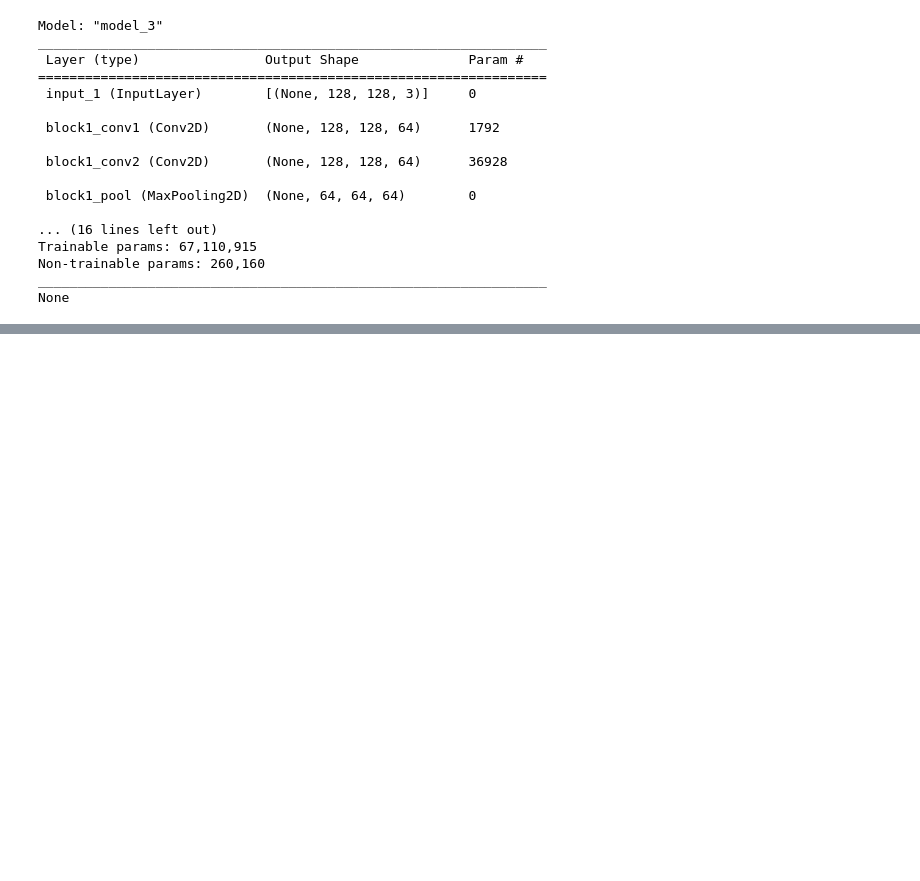
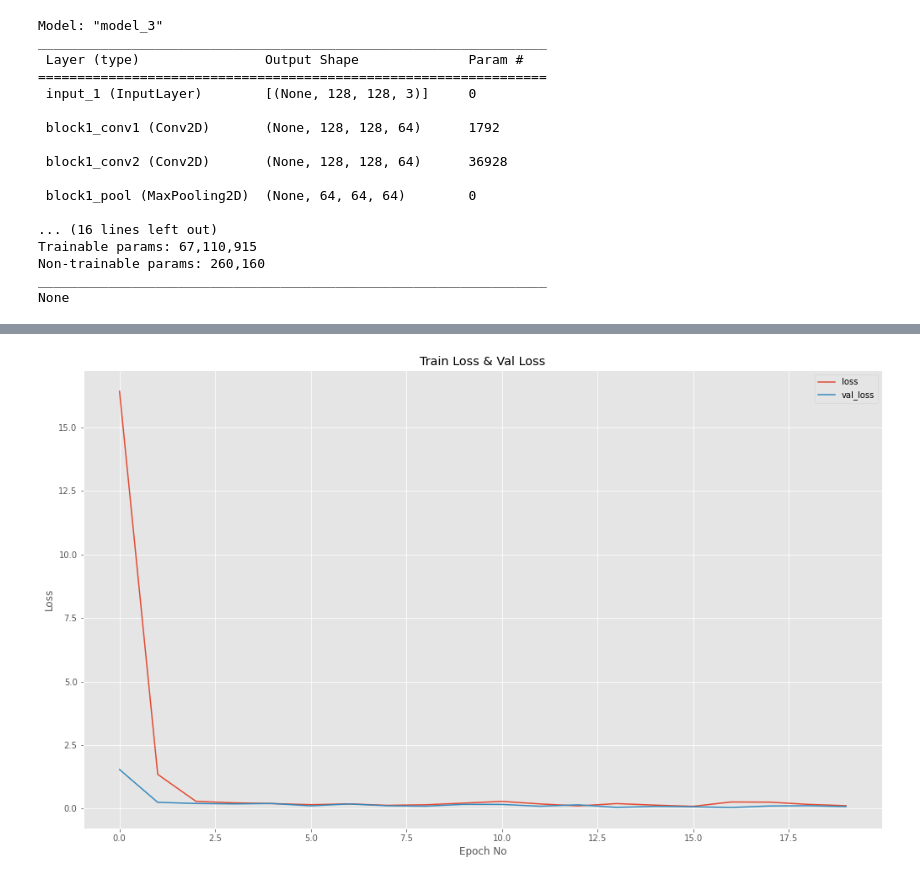
Before and after one commit to Rithvik26/Airplane_motorbike_Schooners, a Jupyter notebook: Motorbikes_Airplanes_Schooner_Classification.ipynb, the cells around one changed output, grey strips where cells are left out. Drawn from its saved outputs; the diff is of its cells as text; code cells hidden in the pictures; blank space fills up the shorter version.

```diff
--- a/Motorbikes_Airplanes_Schooner_Classification.ipynb
+++ b/Motorbikes_Airplanes_Schooner_Classification.ipynb
@@ -541,0 +557,12 @@ accuracy_plot(H3)
+# %%
+m4 = Model(
+    inputs=m4.input,
+    outputs=(softmaxHead))
+# %%
+opt = Adam(lr)
+
+m4.compile(loss=losses,
+              optimizer=opt,
+              metrics=["accuracy"])
+
+print(m4.summary())
@@ -541,0 +587,16 @@ accuracy_plot(H3)
+# %%
+model_path = "model4.h5"
+
+model_checkpoint_callback = ModelCheckpoint(
+    filepath=model_path,
+    monitor='val_accuracy',
+    mode='max',
+    save_best_only=True)
+# %%
+H4 = m4.fit(
+    trainImages, trainTargets,
+    validation_data=(testImages, testTargets),
+    batch_size=16,
+    epochs=epochs,
+    callbacks=[model_checkpoint_callback],
+    verbose=1)
@@ -541,0 +621,4 @@ accuracy_plot(H3)
+# %%
+train_loss_graph(H4)
+# %% [output]
+[figure, added]
```
Also changed, not shown: parts of 28 cells of this notebook.
